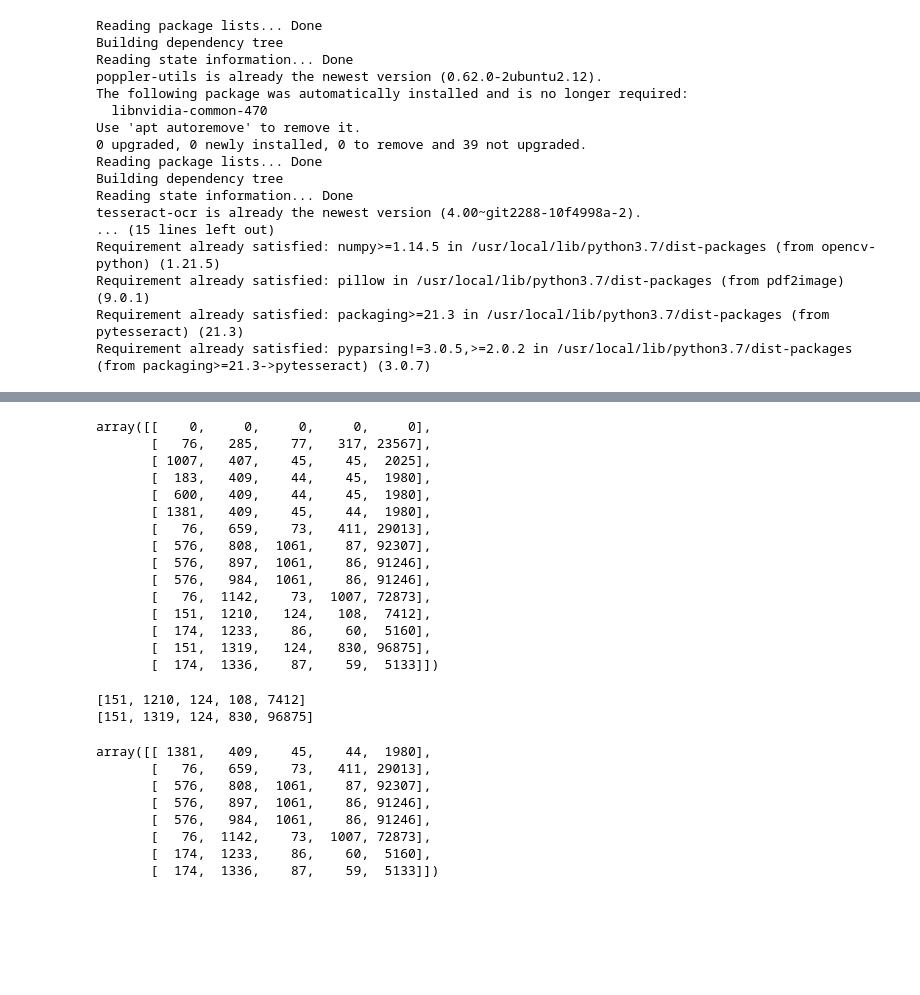
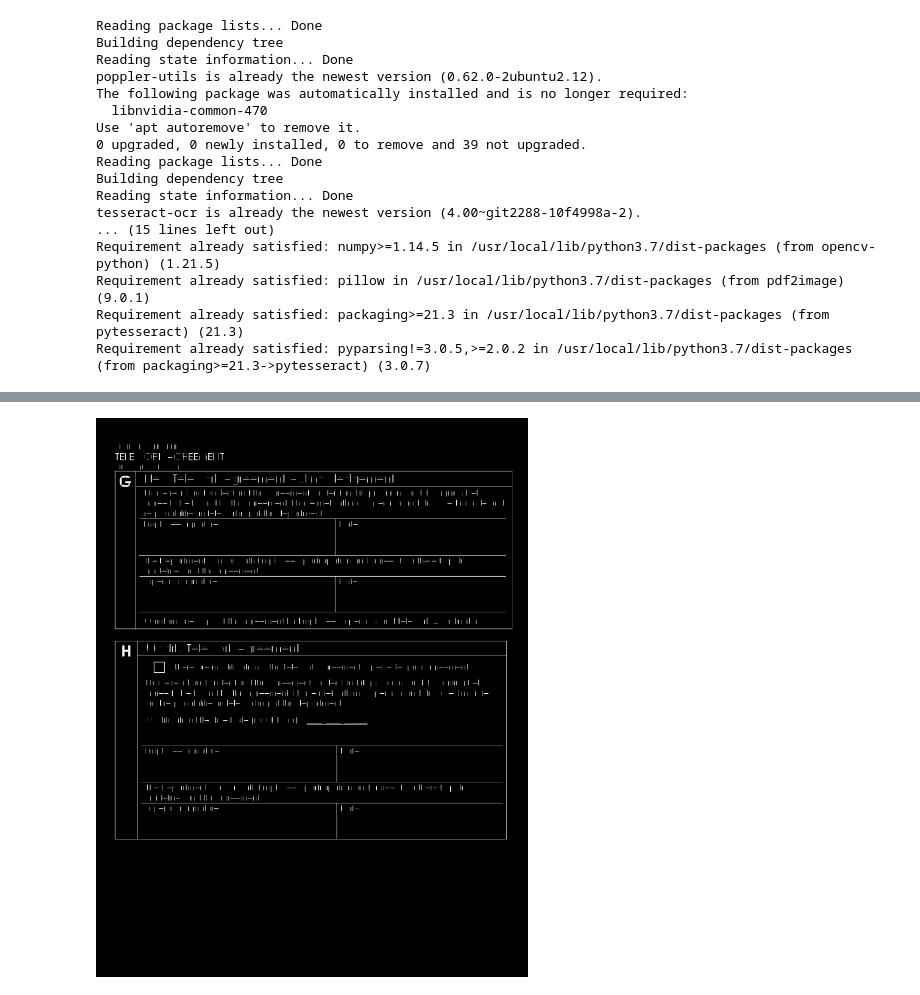
Before and after one commit to maxshay/motley-crew-django-backend, a Jupyter notebook: DocumentFormRecognition.ipynb, the cells around one changed output, grey strips where cells are left out. Cells and saved outputs as stored; diff of their text form; code cells hidden in the pictures; blank space fills up the shorter version.

```diff
--- a/DocumentFormRecognition.ipynb
+++ b/DocumentFormRecognition.ipynb
@@ -79,5 +79,9 @@ img_bin_v = cv2.morphologyEx(img_bin, cv2.MORPH_OPEN, kernal_v)
 
 #Combine the kernels
 img_bin_final=img_bin_h|img_bin_v
+# %%
+Image.fromarray(img_bin_final)
+# %% [output]
+[figure, added]
 # %%
 #Calculates coordinates and area of boxes
@@ -102,48 +109,3 @@ for x,y,w,h,area in stats[2:]:
-# %%
-#Verify array shape
-blankBoxes.shape
-blankBoxes
-# %% [output]
-array([[    0,     0,     0,     0,     0],
-       [   76,   285,    77,   317, 23567],
-       [ 1007,   407,    45,    45,  2025],
-       [  183,   409,    44,    45,  1980],
-       [  600,   409,    44,    45,  1980],
-       [ 1381,   409,    45,    44,  1980],
-       [   76,   659,    73,   411, 29013],
-       [  576,   808,  1061,    87, 92307],
-       [  576,   897,  1061,    86, 91246],
-       [  576,   984,  1061,    86, 91246],
-       [   76,  1142,    73,  1007, 72873],
-       [  151,  1210,   124,   108,  7412],
-       [  174,  1233,    86,    60,  5160],
-       [  151,  1319,   124,   830, 96875],
-       [  174,  1336,    87,    59,  5133]])
-# %%
-#Check for nested boxes
-for x,y,w,h,area in blankBoxes[1:]:
-    for x1,y1,w1,h1,area1 in blankBoxes[1:]:
-        #Check if the boxes nest
-        if (x < x1 < x+w) and (y < y1 < y+h):
-            #Delete outer box
-            print([x,y,w,h,area])
-            blankBoxes = np.delete(blankBoxes, np.where(blankBoxes == [(x,y,w,h,area)]), axis=0)
-# %% [output]
-[151, 1210, 124, 108, 7412]
-[151, 1319, 124, 830, 96875]
-# %%
-#Verify array shape
-blankBoxes.shape
-blankBoxes
-# %% [output]
-array([[ 1381,   409,    45,    44,  1980],
-       [   76,   659,    73,   411, 29013],
-       [  576,   808,  1061,    87, 92307],
-       [  576,   897,  1061,    86, 91246],
-       [  576,   984,  1061,    86, 91246],
-       [   76,  1142,    73,  1007, 72873],
-       [  174,  1233,    86,    60,  5160],
-       [  174,  1336,    87,    59,  5133]])
 # %%
 #Paint box boundaries and mark corners
 for x,y,w,h,area in blankBoxes[1:]:
```
Also changed, not shown: parts of 4 cells of this notebook.
